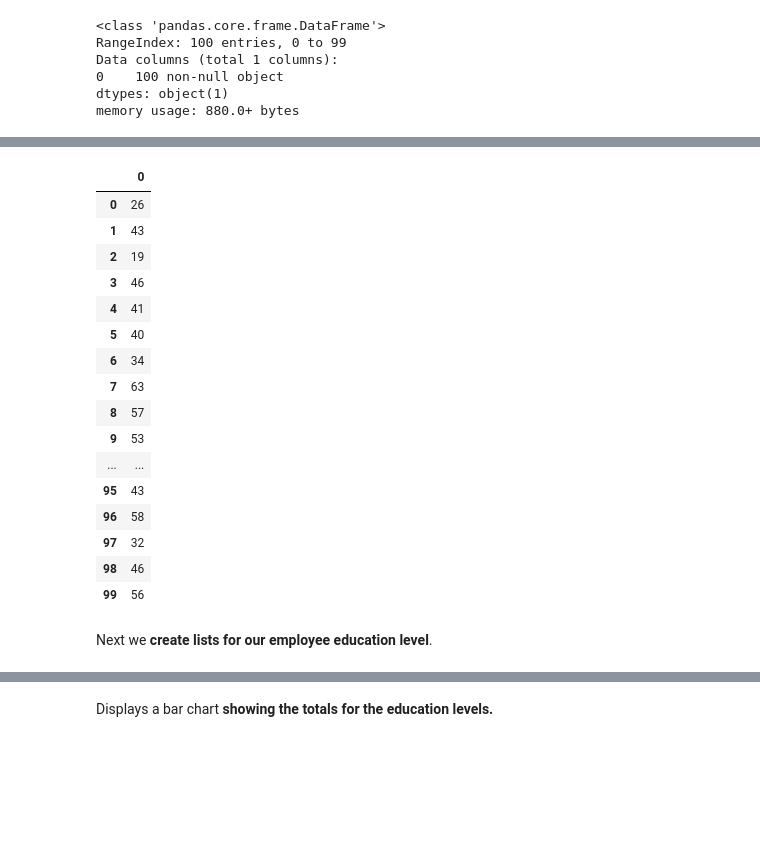
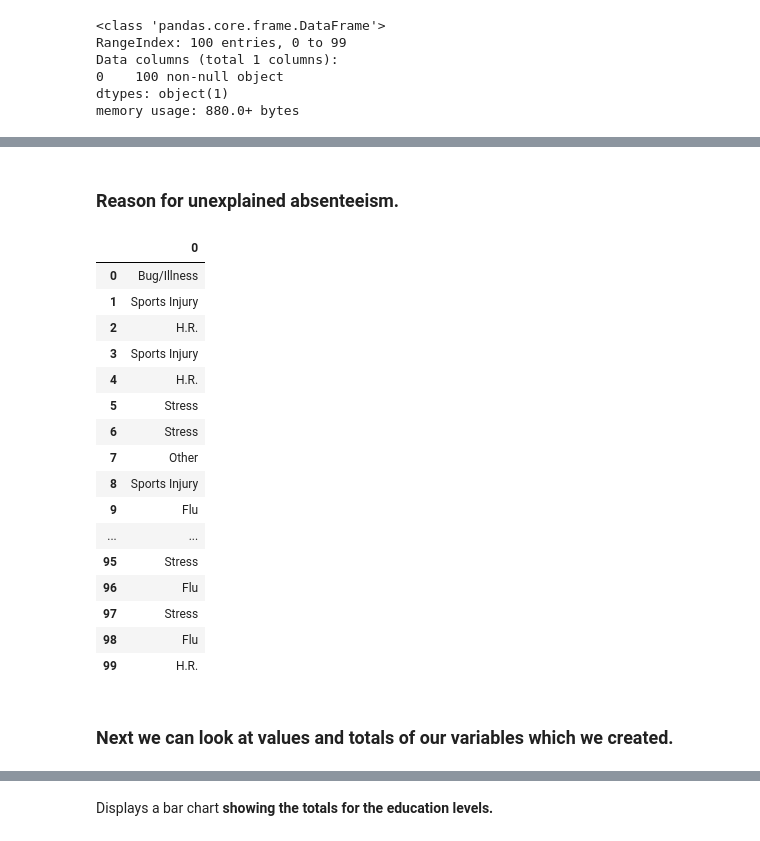
Before and after one commit to daithimarkham/Programming-for-Data-Analysis-Project-2019, a Jupyter notebook: Programming for Data Analysis Project 2019.ipynb, the cells around one changed output, grey strips where cells are left out. Saved outputs shown, nothing was run; the diff lists cells and outputs as text; code cells hidden in the pictures; blank space fills up the shorter version.

```diff
--- a/Programming for Data Analysis Project 2019.ipynb
+++ b/Programming for Data Analysis Project 2019.ipynb
@@ -200,25 +220,29 @@ df4 = pd.DataFrame(Employee_Age)
-# %%
-df4
-# %% [output]
-|  | 0 |
-| 0 | 26 |
-| 1 | 43 |
-| 2 | 19 |
-| 3 | 46 |
-| 4 | 41 |
-| 5 | 40 |
-| 6 | 34 |
-| 7 | 63 |
-| 8 | 57 |
-| 9 | 53 |
-| ... | ... |
-| 95 | 43 |
-| 96 | 58 |
-| 97 | 32 |
-| 98 | 46 |
-| 99 | 56 |
-# %% [markdown]
-Next we **create lists for our employee education level**.
+# %% [markdown]
+### Reason for unexplained absenteeism.
+# %%
+Reason = (["Flu", "Bug/Illness", "Sports Injury", "Stress", "H.R.", "Other"])
+df5 = pd.DataFrame(np.random.choice(Reason, 100))
+df5
+# %% [output]
+|  | 0 |
+| 0 | Bug/Illness |
+| 1 | Sports Injury |
+| 2 | H.R. |
+| 3 | Sports Injury |
+| 4 | H.R. |
+| 5 | Stress |
+| 6 | Stress |
+| 7 | Other |
+| 8 | Sports Injury |
+| 9 | Flu |
+| ... | ... |
+| 95 | Stress |
+| 96 | Flu |
+| 97 | Stress |
+| 98 | Flu |
+| 99 | H.R. |
+# %% [markdown]
+### Next we can look at values and totals of our variables which we created.
 # %%
 Education_level = (["Leaving Cert", "Diploma", "Degree", "Masters"]) # This will create your list for education levels.
 
```
Also changed, not shown: parts of 21 cells of this notebook.
